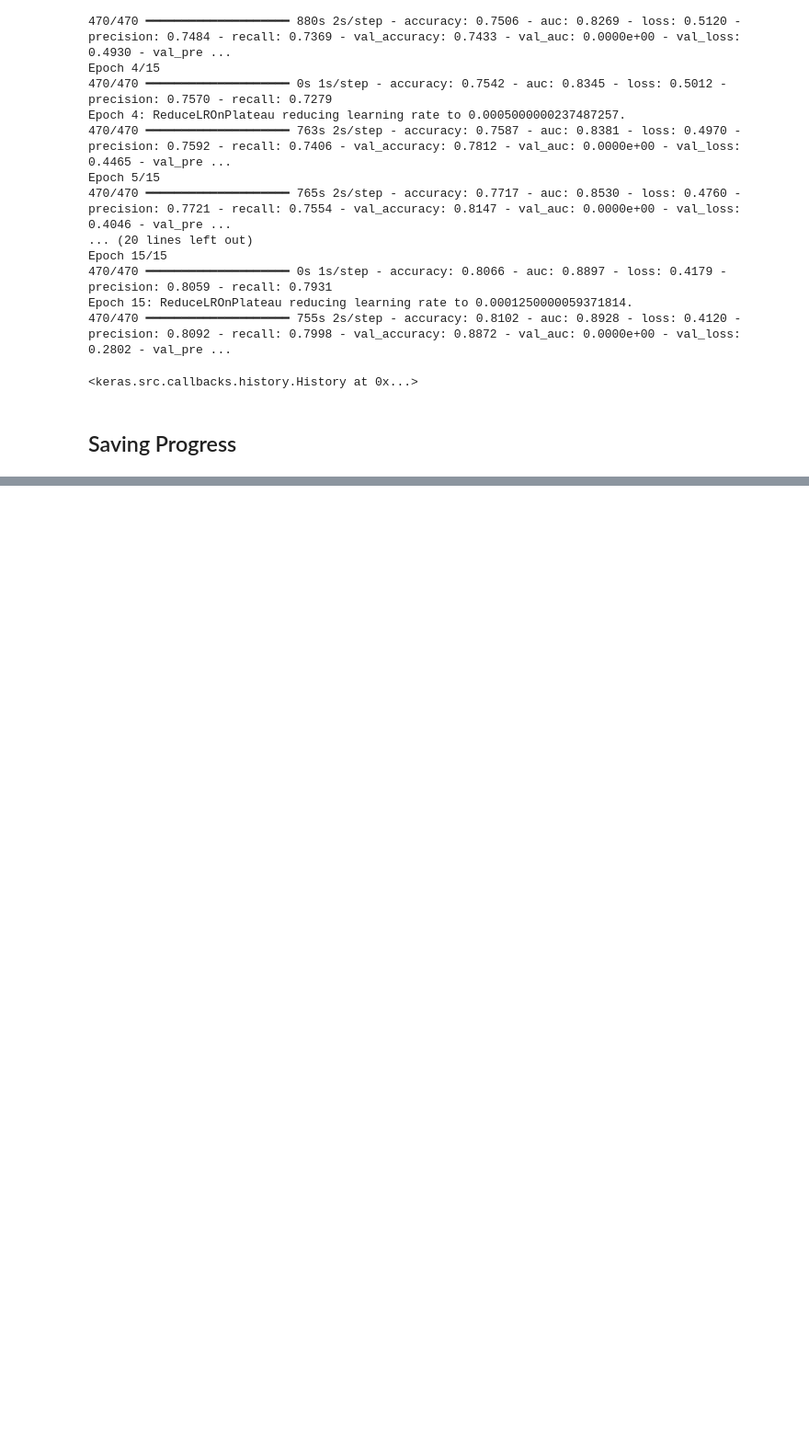
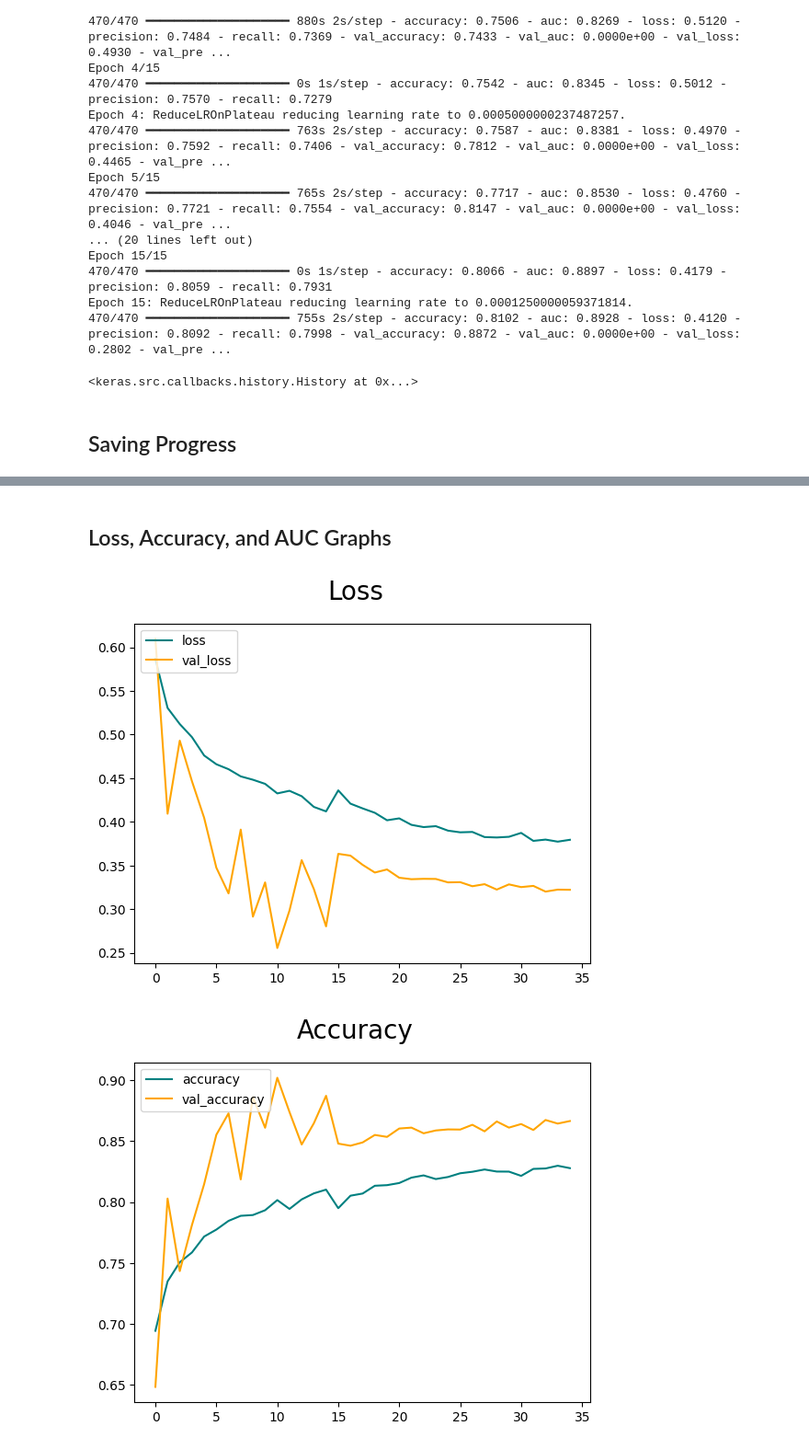
Before and after one commit to Vondent/ai-detection, a Jupyter notebook: ai-detection.ipynb, the cells around one changed output, grey strips where cells are left out. Shown at 92% size. Cells and saved outputs as stored; diff of their text form; code cells hidden in the pictures; blank space fills up the shorter version.

```diff
--- a/ai-detection.ipynb
+++ b/ai-detection.ipynb
@@ -305,0 +419,34 @@ Epoch 4/10
+# %% [markdown]
+## Loss, Accuracy, and AUC Graphs
+# %%
+import pandas as pd
+import matplotlib.pyplot as plt
+
+log = pd.read_csv("training_log.csv")
+
+# Loss
+fig = plt.figure()
+plt.plot(log['loss'], color='teal', label='loss')
+plt.plot(log['val_loss'], color='orange', label='val_loss')
+fig.suptitle('Loss', fontsize=20)
+plt.legend(loc="upper left")
+plt.show()
+
+# Accuracy
+fig = plt.figure()
+plt.plot(log['accuracy'], color='teal', label='accuracy')
+plt.plot(log['val_accuracy'], color='orange', label='val_accuracy')
+fig.suptitle('Accuracy', fontsize=20)
+plt.legend(loc="upper left")
+plt.show()
+
+# AUC
+fig = plt.figure()
+plt.plot(log['auc'], color='teal', label='auc')
+plt.plot(log['val_auc'], color='orange', label='val_auc')
+fig.suptitle('AUC', fontsize=20)
+plt.legend(loc="upper left")
+plt.show()
+# %% [output]
+[figure, added]
+[figure, added]
```
Also changed, not shown: parts of 34 cells of this notebook, 2 other files.
